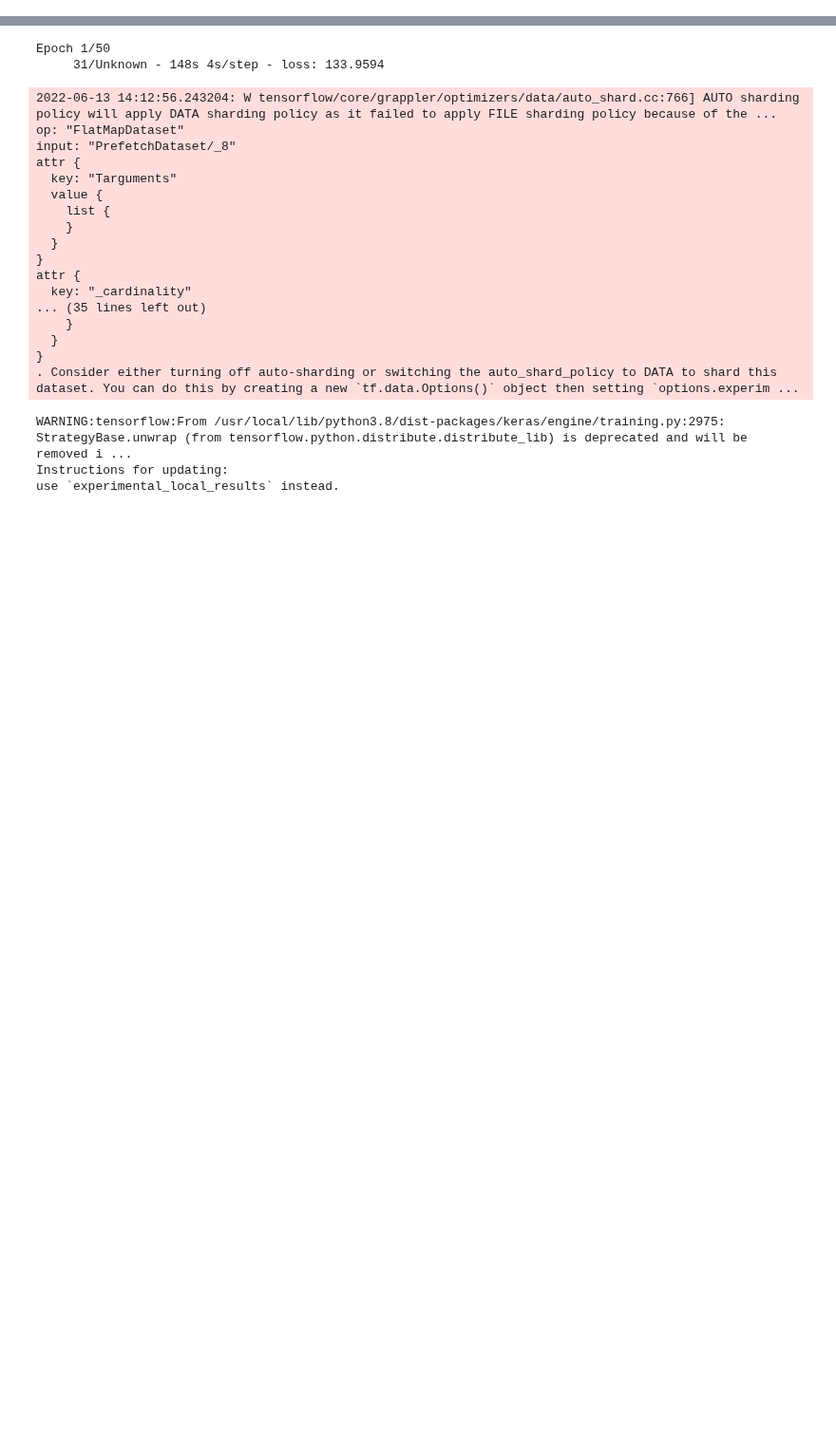
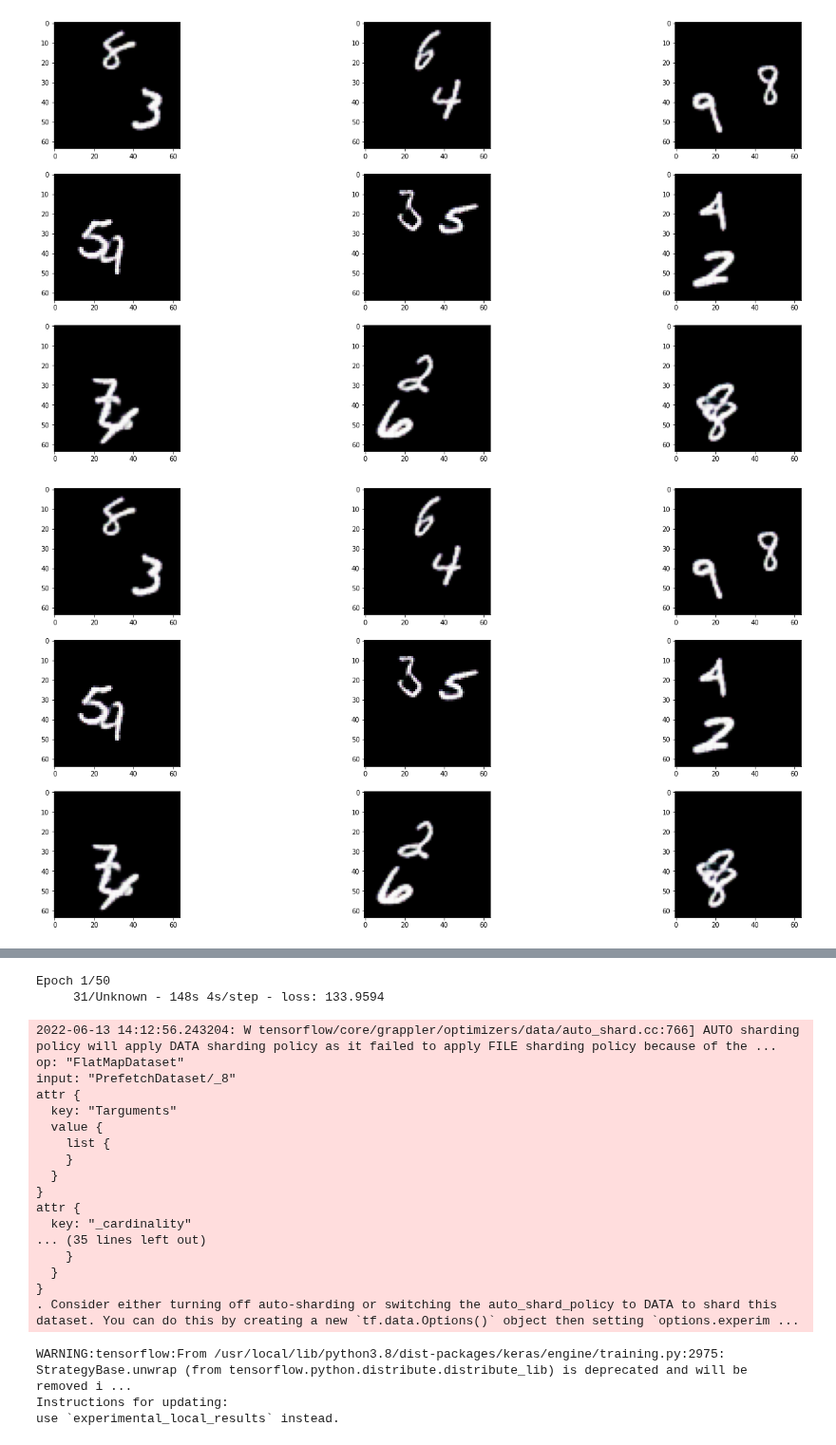
Before and after one commit to Kurokabe/GANime, a Jupyter notebook: notebooks/model/vq-gan/min_gpt-huggingface.ipynb, the cells around one changed output, grey strips where cells are left out. Shown at 95% size. Saved outputs shown, nothing was run; the diff lists cells and outputs as text; code cells hidden in the pictures; blank space fills up the shorter version.

```diff
--- a/notebooks/model/vq-gan/min_gpt-huggingface.ipynb
+++ b/notebooks/model/vq-gan/min_gpt-huggingface.ipynb
@@ -128,0 +184,2 @@ If your task is similar to the task the model of the checkpoint was trained on,
+# %%
+quant, indices = model.encode_to_z(images)
@@ -128,0 +189,12 @@ If your task is similar to the task the model of the checkpoint was trained on,
+# %%
+quant = model.first_stage_model.quantize.get_codebook_entry(
+    indices,
+    shape=quant.shape,
+)
+# %%
+reconstructed = model.first_stage_model.decode(quant)
+# %%
+display_images(reconstructed)
+# %% [output]
+[figure, added]
+[figure, added]
```
Also changed, not shown: parts of 17 cells of this notebook, 11 other files.
